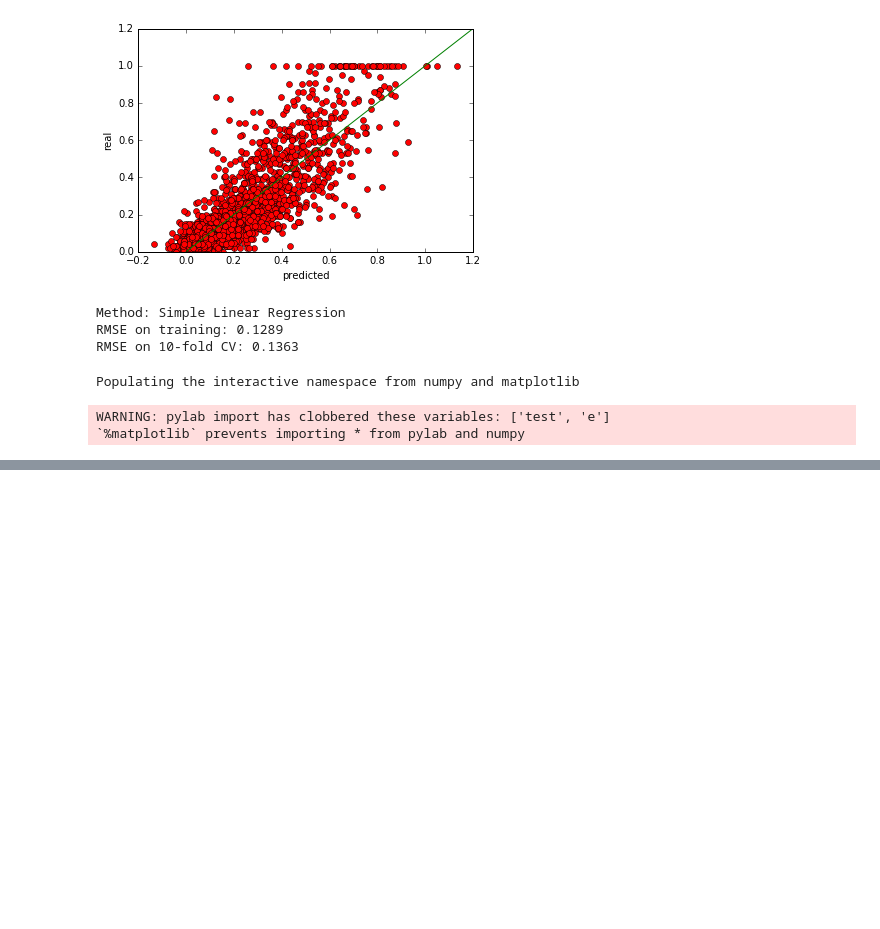
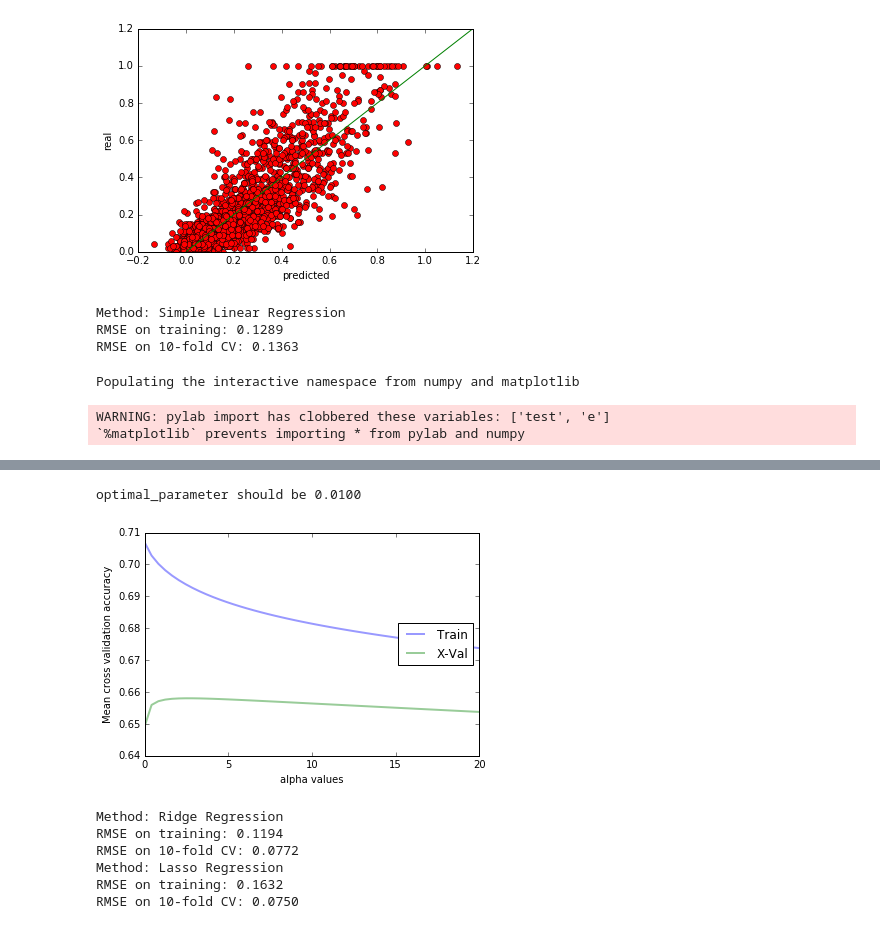
Before and after one commit to danoPA/python, a Jupyter notebook: ipython/CSC478_Assignment3.ipynb, the cells around one changed output, grey strips where cells are left out. Cells and saved outputs as stored; diff of their text form; code cells hidden in the pictures; blank space fills up the shorter version.

```diff
--- a/ipython/CSC478_Assignment3.ipynb
+++ b/ipython/CSC478_Assignment3.ipynb
@@ -241,0 +443,59 @@ WARNING: pylab import has clobbered these variables: ['test', 'e']
+# %%
+train_scores, test_scores, optimal_parameter = calc_params(X_train, y_train, "ridge", alpha, 'alpha', 5)
+alpha_best_ridge=alpha[optimal_parameter[0]]
+print ("optimal_parameter should be %.4f"%alpha[optimal_parameter])
+# %% [output]
+optimal_parameter should be 0.0100
+[figure, added]
+# %%
+ridge=Ridge(fit_intercept=True, alpha=alpha_best_ridge)
+ridge.fit(X_test,y_test)
+p = ridge.predict(X_test)
+err = p-y_test
+total_error = np.dot(err,err)
+rmse_train = np.sqrt(total_error/len(p))
+
+# Compute RMSE using 10-fold x-validation
+kf = KFold(len(X_test), n_folds=5)
+xval_err = 0
+for train,test in kf:
+    ridge.fit(X_test[train],y_test[train])
+    p = ridge.predict(X_test[test])
+    e = p-y_test[test]
+    xval_err += np.dot(e,e)
+rmse_10cv = np.sqrt(xval_err/len(x))
+
+method_name = 'Ridge Regression'
+print('Method: %s' %method_name)
+print('RMSE on training: %.4f' %rmse_train)
+print('RMSE on 10-fold CV: %.4f' %rmse_10cv)
+
+
+lasso=Lasso(fit_intercept=True, alpha=alpha_best_lasso)
+lasso.fit(X_test,y_test)
+p = lasso.predict(X_test)
+err = p-y_test
+total_error = np.dot(err,err)
+rmse_train = np.sqrt(total_error/len(p))
+
+# Compute RMSE using 10-fold x-validation
+kf = KFold(len(X_test), n_folds=5)
+xval_err = 0
+for train,test in kf:
+    lasso.fit(X_test[train],y_test[train])
+    p = lasso.predict(X_test[test])
+    e = p-y_test[test]
+    xval_err += np.dot(e,e)
+rmse_10cv = np.sqrt(xval_err/len(x))
+
+method_name = 'Lasso Regression'
+print('Method: %s' %method_name)
+print('RMSE on training: %.4f' %rmse_train)
+print('RMSE on 10-fold CV: %.4f' %rmse_10cv)
+# %% [output]
+Method: Ridge Regression
+RMSE on training: 0.1194
+RMSE on 10-fold CV: 0.0772
+Method: Lasso Regression
+RMSE on training: 0.1632
+RMSE on 10-fold CV: 0.0750
```
Also changed, not shown: parts of 46 cells of this notebook, 1 other file.
